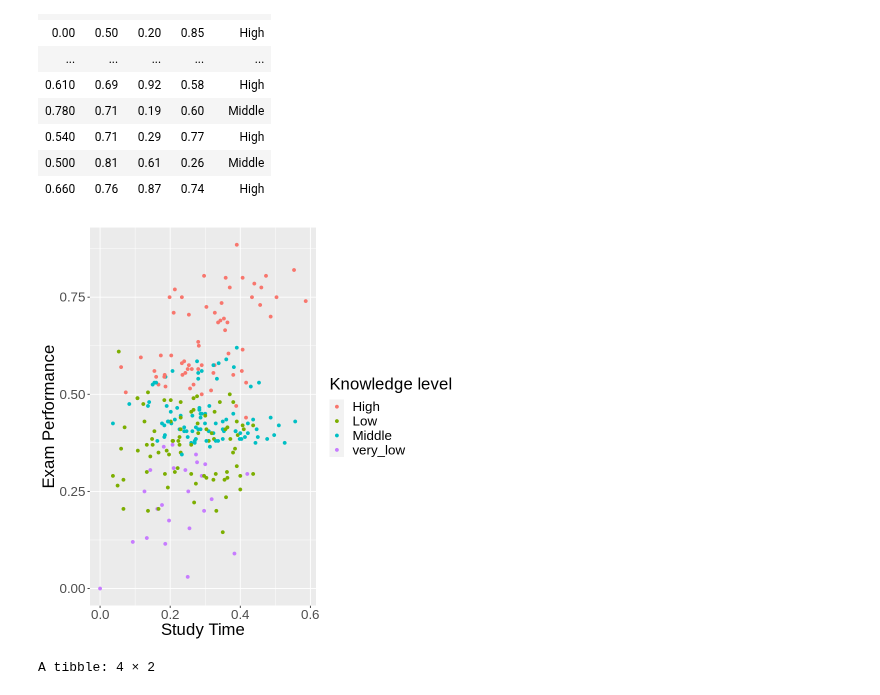
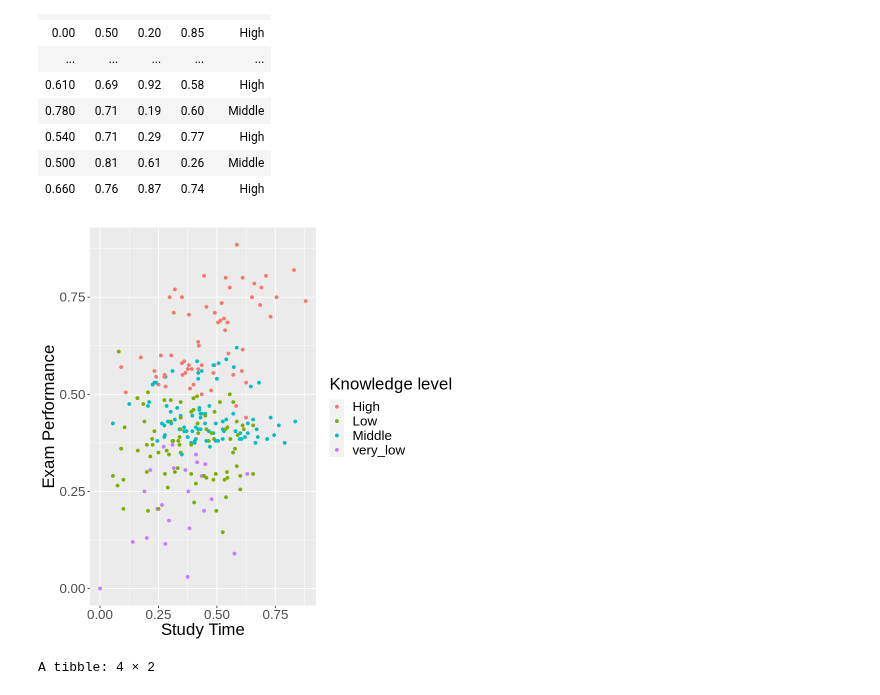
Before and after one commit to annabtse/dsci-100-2022w1-group-49, a Jupyter notebook: Group Project.ipynb, the cells around one changed output. Saved outputs shown, nothing was run; the diff lists cells and outputs as text; code cells hidden in the pictures.

```diff
--- a/Group Project.ipynb
+++ b/Group Project.ipynb
@@ -89,17 +89,17 @@ A tibble: 258 × 5
 | 0.660 | 0.76 | 0.87 | 0.74 | High |
 # %%
 training_mutated <- training %>%
-mutate(study_avg = ((STG + STR)/3)) %>%
+mutate(study_avg = ((STG + STR)/2)) %>%
 mutate(exam_avg = ((LPR + PEG)/2))
 
 training_plot <- training_mutated |>
 ggplot(aes(x = study_avg, y = exam_avg, color = UNS)) +
 geom_point() +
 labs(x = "Study Time", y = "Exam Performance", color = "Knowledge level") +
 theme(text = element_text(size=20))
 training_plot
 # %% [output]
-[figure, old version]
+[figure, new version]
 # %%
 training_grouped <- training |>
                     group_by(UNS) |>
```
